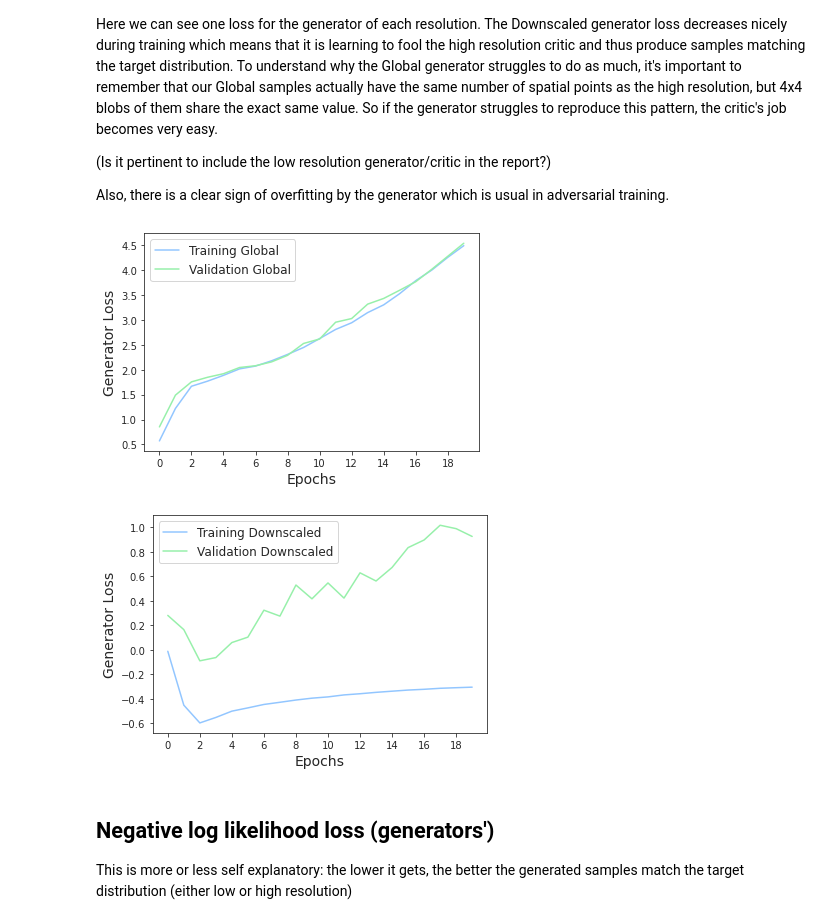
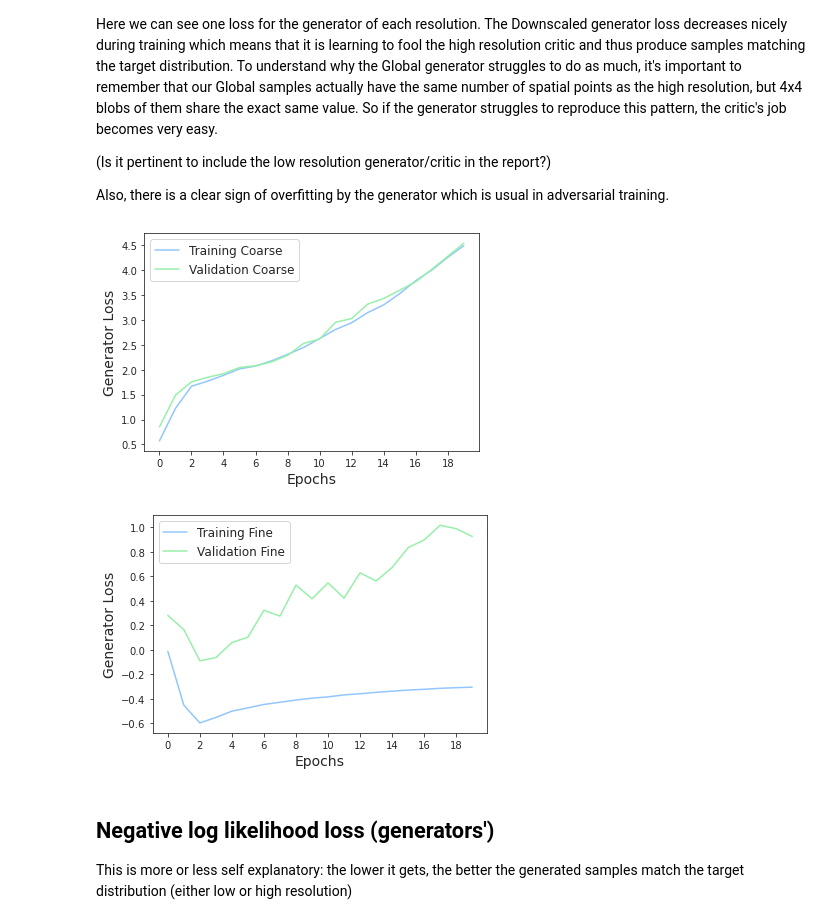
Before and after one commit to 6759-Project/generative-downscaling, a Jupyter notebook: make_figures.ipynb, the cells around one changed output. Saved outputs shown, nothing was run; the diff lists cells and outputs as text; code cells hidden in the pictures.

```diff
--- a/make_figures.ipynb
+++ b/make_figures.ipynb
@@ -79,25 +79,25 @@ Here we can see one loss for the generator of each resolution. The Downscaled ge
 Also, there is a clear sign of overfitting by the generator which is usual in adversarial training.
 # %%
 fig = plt.figure()
-plt.plot(epochs, history['train_gx_loss'].dropna(), label='Training Global')
-plt.plot(epochs, history['eval_gx_loss'].dropna(), label='Validation Global')
+plt.plot(epochs, history['train_gx_loss'].dropna(), label='Training Coarse')
+plt.plot(epochs, history['eval_gx_loss'].dropna(), label='Validation Coarse')
 plt.ylabel('Generator Loss', fontsize=14)
 plt.xlabel('Epochs', fontsize=14)
 plt.xticks(epochs[::2])
 plt.legend(fontsize=12)
 plt.savefig('figures/gx_loss.png')
 
 fig = plt.figure()
-plt.plot(epochs, history['train_gy_loss'].dropna(), label='Training Downscaled')
-plt.plot(epochs, history['eval_gy_loss'].dropna(), label='Validation Downscaled')
+plt.plot(epochs, history['train_gy_loss'].dropna(), label='Training Fine')
+plt.plot(epochs, history['eval_gy_loss'].dropna(), label='Validation Fine')
 plt.ylabel('Generator Loss', fontsize=14)
 plt.xlabel('Epochs', fontsize=14)
 plt.xticks(epochs[::2])
 plt.legend(fontsize=12)
 plt.savefig('figures/gy_loss.png')
 # %% [output]
-[figure, old version]
+[figure, new version]
-[figure, old version]
+[figure, new version]
 # %% [markdown]
 ## Negative log likelihood loss (generators')
 This is more or less self explanatory: the lower it gets, the better the generated samples match the target distribution (either low or high resolution)
```
Also changed, not shown: parts of 3 cells of this notebook, 5 other files.
